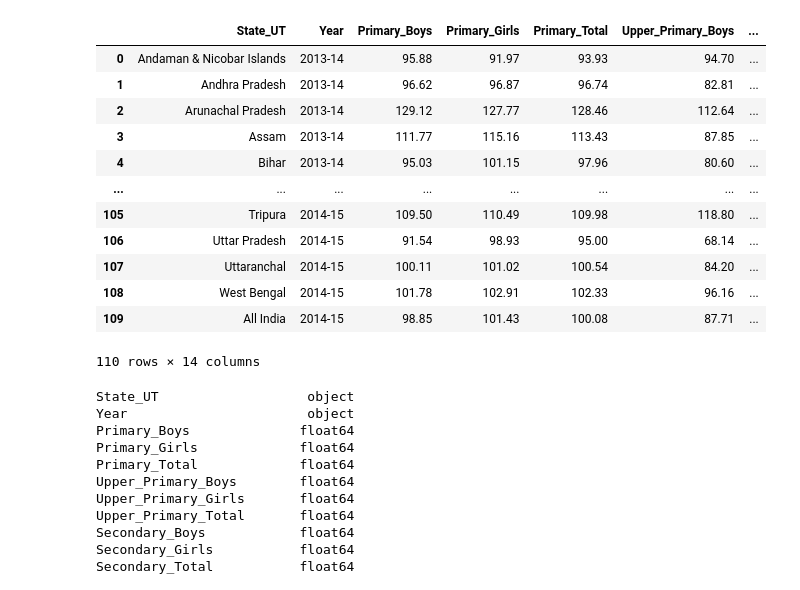
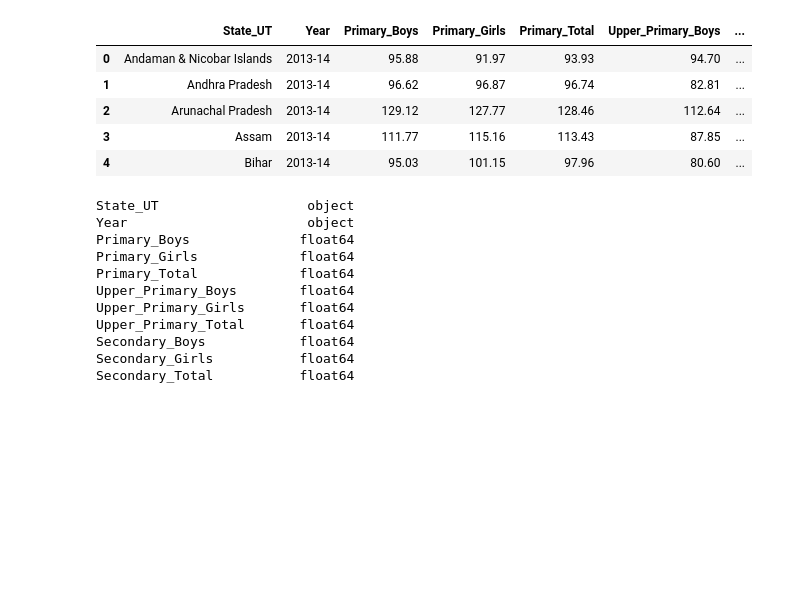
Before and after one commit to javedali-dev/Data-analysis-of-indian-schools, a Jupyter notebook: enrollment.ipynb, the cells around one changed output. Saved outputs shown, nothing was run; the diff lists cells and outputs as text; code cells hidden in the pictures; blank space fills up the shorter version.

```diff
--- a/enrollment.ipynb
+++ b/enrollment.ipynb
@@ -4,21 +5,14 @@ import matplotlib.pyplot as plt
 # %%
 enrollment = pd.read_csv('data/gross-enrollment-ratio-2013-2016.csv')
 # %%
-enrollment
+enrollment.head()
 # %% [output]
 |  | State_UT | Year | Primary_Boys | Primary_Girls | Primary_Total | Upper_Primary_Boys | ... |
 | 0 | Andaman & Nicobar Islands | 2013-14 | 95.88 | 91.97 | 93.93 | 94.70 | ... |
 | 1 | Andhra Pradesh | 2013-14 | 96.62 | 96.87 | 96.74 | 82.81 | ... |
 | 2 | Arunachal Pradesh | 2013-14 | 129.12 | 127.77 | 128.46 | 112.64 | ... |
 | 3 | Assam | 2013-14 | 111.77 | 115.16 | 113.43 | 87.85 | ... |
 | 4 | Bihar | 2013-14 | 95.03 | 101.15 | 97.96 | 80.60 | ... |
-| ... | ... | ... | ... | ... | ... | ... | ... |
-| 105 | Tripura | 2014-15 | 109.50 | 110.49 | 109.98 | 118.80 | ... |
-| 106 | Uttar Pradesh | 2014-15 | 91.54 | 98.93 | 95.00 | 68.14 | ... |
-| 107 | Uttaranchal | 2014-15 | 100.11 | 101.02 | 100.54 | 84.20 | ... |
-| 108 | West Bengal | 2014-15 | 101.78 | 102.91 | 102.33 | 96.16 | ... |
-| 109 | All India | 2014-15 | 98.85 | 101.43 | 100.08 | 87.71 | ... |
-110 rows × 14 columns
 # %%
 enrollment.dtypes
 # %% [output]
```
Also changed, not shown: parts of 6 cells of this notebook.
